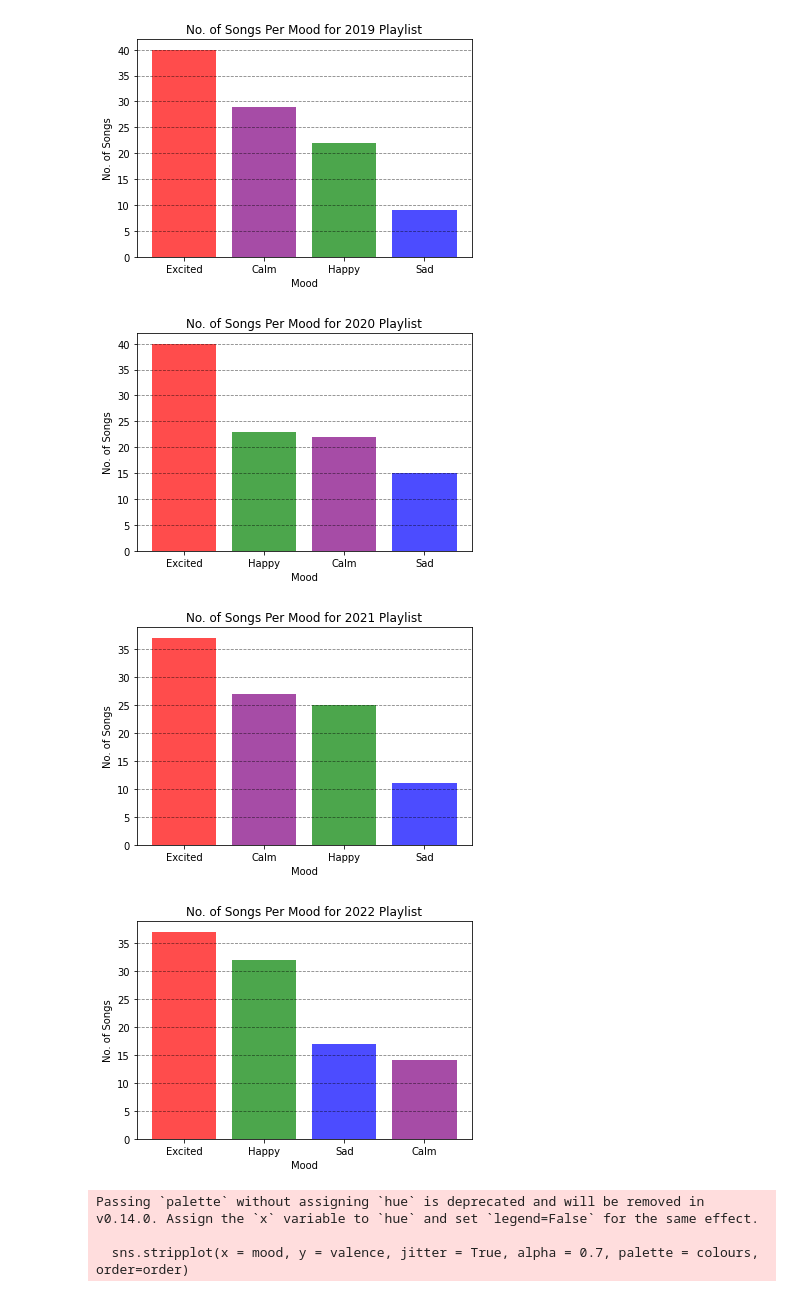
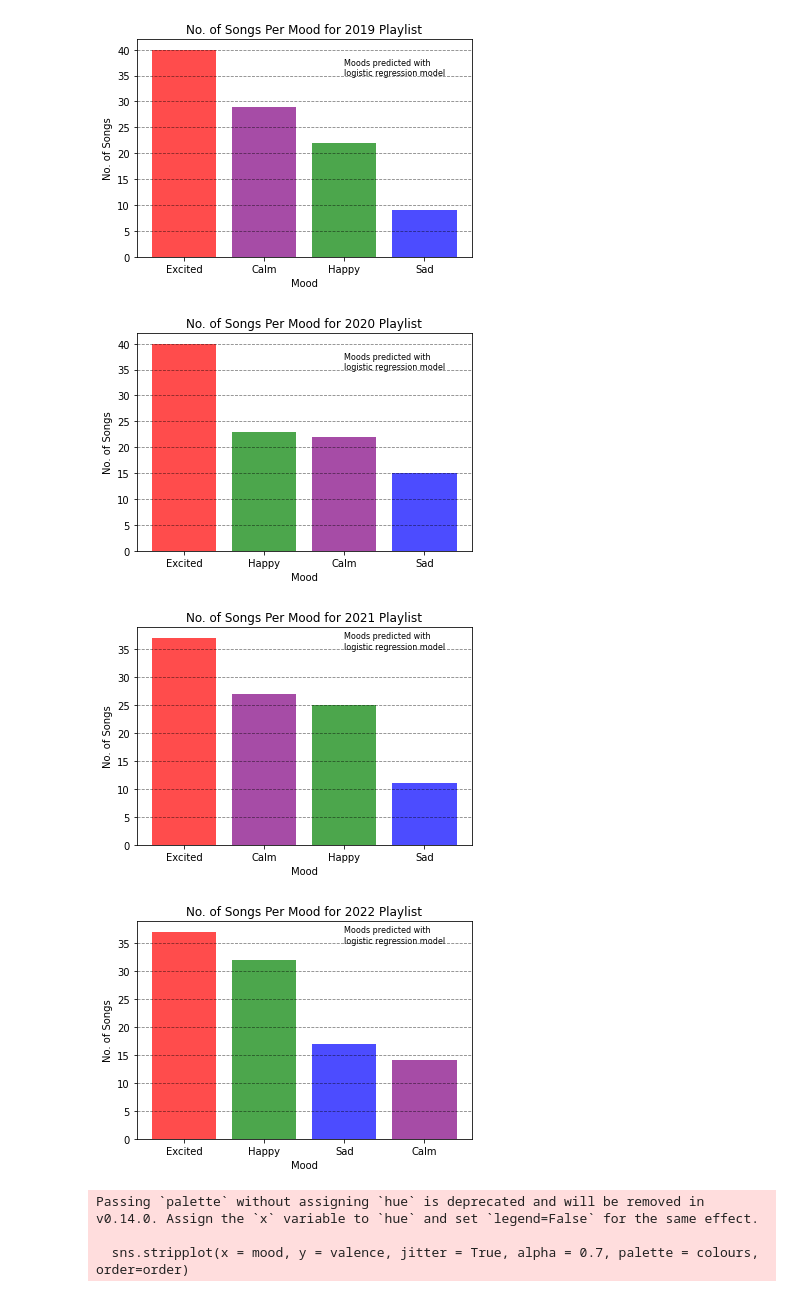
Before and after one commit to ACheung02/Spotify_Sentiment_Analysis, a Jupyter notebook: DataVis.ipynb, the cells around one changed output. Drawn from its saved outputs; the diff is of its cells as text; code cells hidden in the pictures.

Commit message:
Added caption for logistic regression in mood count plots, some css styling with website main page

```diff
--- a/DataVis.ipynb
+++ b/DataVis.ipynb
@@ -1,37 +1,38 @@
 # %%
 import matplotlib.pyplot as plt
 from matplotlib.lines import Line2D #used for custom legend
 import pandas as pd
 import seaborn as sns
 import numpy as np
 
 def songsPerMood(csv, playlist_name): #input the file path to the CSV: e.g., 'PredictedMood/2020.csv', followed by playlist name
     df = pd.read_csv(csv)
 
     mood = df['predicted_mood']
 
     #bar chart for num of songs in each mood
     fig, ax = plt.subplots(figsize = (6, 4))
     mood_count = mood.value_counts()
     mood_colours = {'Excited': 'red', 'Calm': 'purple', 'Happy': 'green', 'Sad': 'blue'}
     colours = [mood_colours[mood] for mood in mood_count.index]
     ax.bar(mood_count.index, mood_count.values, color = colours, alpha = 0.7)
     ax.set(title = f'No. of Songs Per Mood for {playlist_name} Playlist', xlabel = 'Mood', ylabel = 'No. of Songs')
     ax.grid(axis = 'y', linestyle = '--', color = 'black', alpha = 0.5)
+    ax.text(2, 35, 'Moods predicted with \nlogistic regression model', fontsize = 8)
 
     plt.savefig(f'DataVis/Mood_Count_{playlist_name}.png', facecolor = 'white', transparent = False)
     plt.show()
 
 
 songsPerMood('PredictedMood/2019.csv', '2019')
 songsPerMood('PredictedMood/2020.csv', '2020')
 songsPerMood('PredictedMood/2021.csv', '2021')
 songsPerMood('PredictedMood/2022.csv', '2022')
 # %% [output]
-[figure, old version]
+[figure, new version]
-[figure, old version]
+[figure, new version]
-[figure, old version]
+[figure, new version]
-[figure, old version]
+[figure, new version]
 # %%
 def valenceMoodJitter(csv, playlist_name): #jitter plot to show valence against the moods
     df = pd.read_csv(csv)
```
Also changed, not shown: 7 other files.
